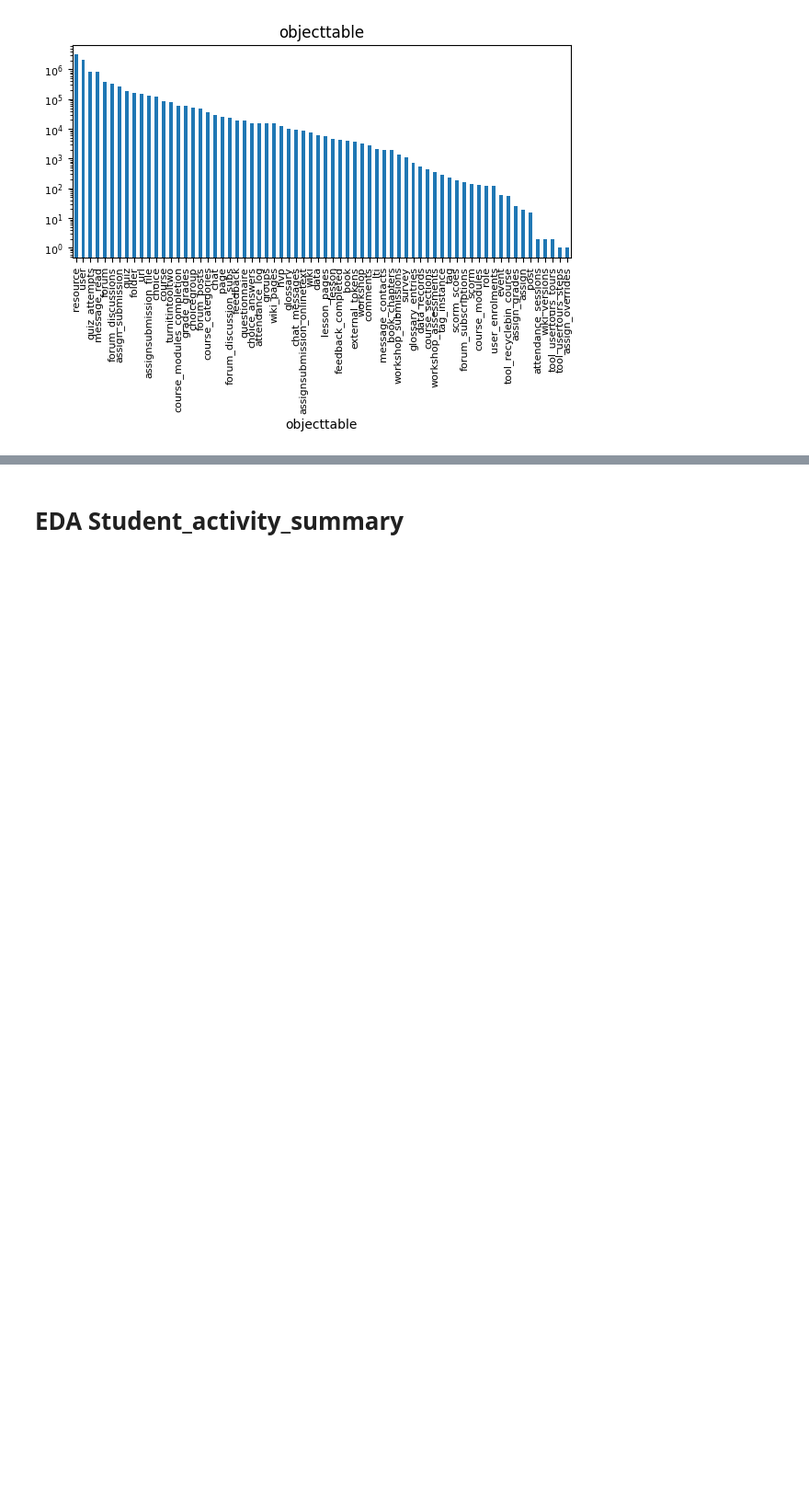
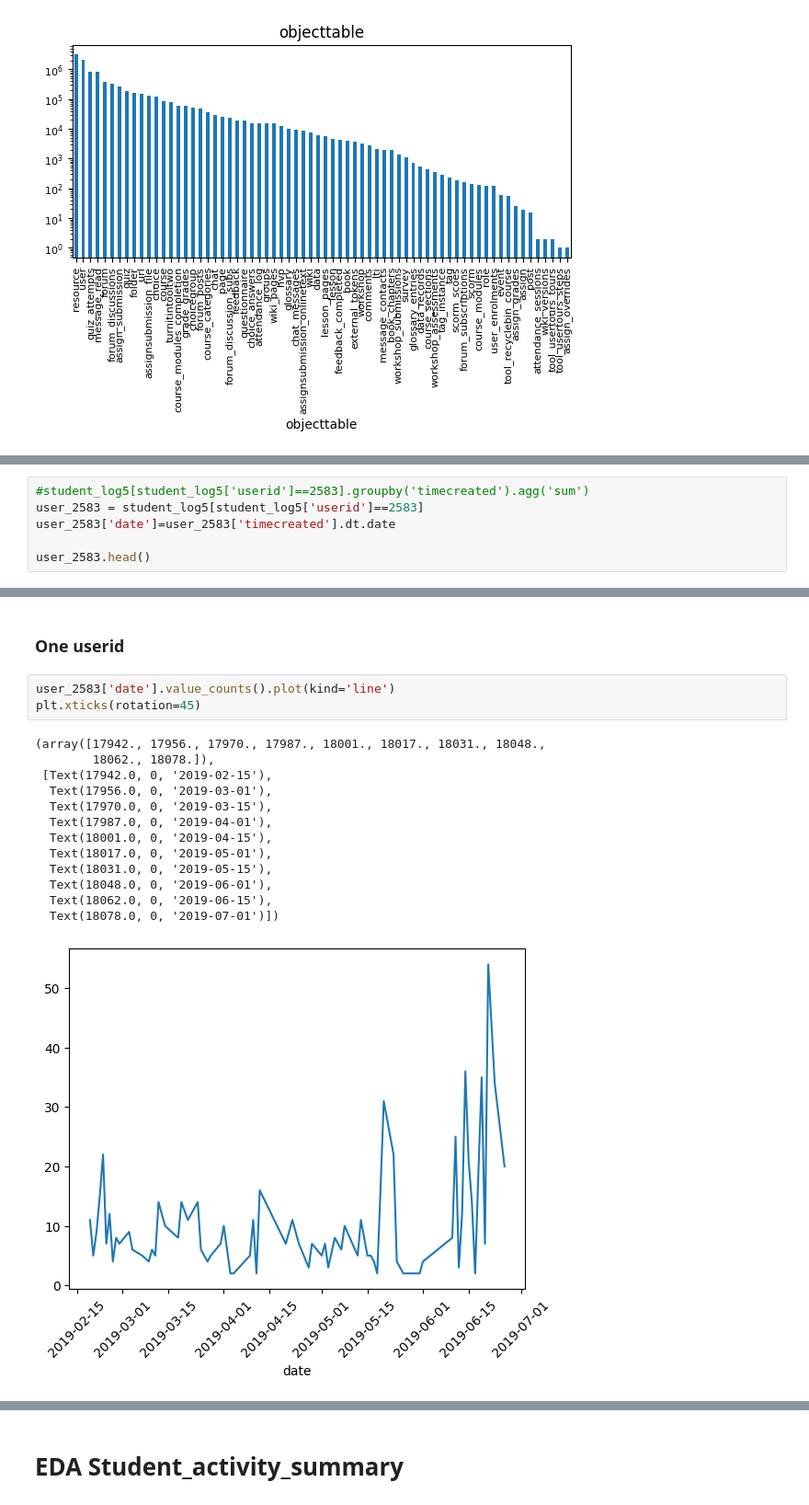
Before and after one commit to avetroque/Spectrum_data, a Jupyter notebook: publish_data_prepare.ipynb, the cells around one changed output, grey strips where cells are left out. Shown at 92% size. Saved outputs shown, nothing was run; the diff lists cells and outputs as text; blank space fills up the shorter version.

```diff
--- a/publish_data_prepare.ipynb
+++ b/publish_data_prepare.ipynb
@@ -843,0 +864,6 @@ Bbox([[25.36432671440971, -175.10277777777776], [576.2972972972973, 422.4]])
+# %%
+#student_log5[student_log5['userid']==2583].groupby('timecreated').agg('sum')
+user_2583 = student_log5[student_log5['userid']==2583]
+user_2583['date']=user_2583['timecreated'].dt.date
+
+user_2583.head()
@@ -843,0 +882,19 @@ Bbox([[25.36432671440971, -175.10277777777776], [576.2972972972973, 422.4]])
+# %% [markdown]
+### One userid
+# %%
+user_2583['date'].value_counts().plot(kind='line')
+plt.xticks(rotation=45)
+# %% [output]
+(array([17942., 17956., 17970., 17987., 18001., 18017., 18031., 18048.,
+        18062., 18078.]),
+ [Text(17942.0, 0, '2019-02-15'),
+  Text(17956.0, 0, '2019-03-01'),
+  Text(17970.0, 0, '2019-03-15'),
+  Text(17987.0, 0, '2019-04-01'),
+  Text(18001.0, 0, '2019-04-15'),
+  Text(18017.0, 0, '2019-05-01'),
+  Text(18031.0, 0, '2019-05-15'),
+  Text(18048.0, 0, '2019-06-01'),
+  Text(18062.0, 0, '2019-06-15'),
+  Text(18078.0, 0, '2019-07-01')])
+[figure, added]
```
Also changed, not shown: parts of 14 cells of this notebook, 1 other file.
